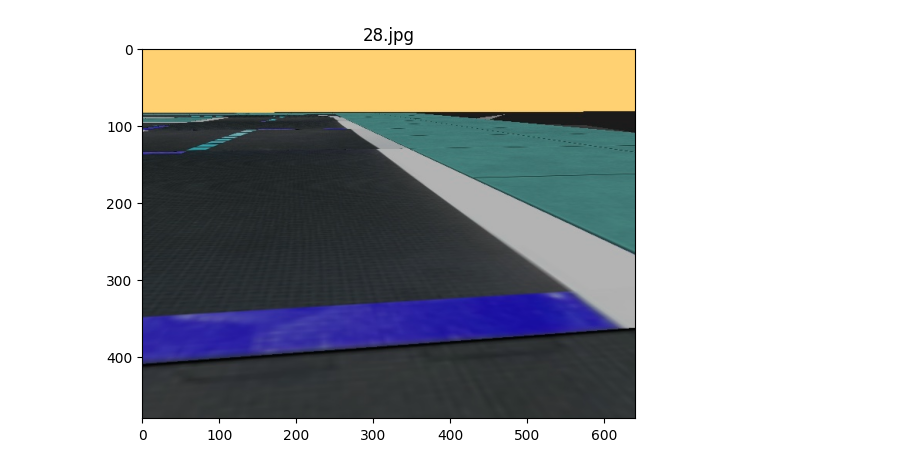
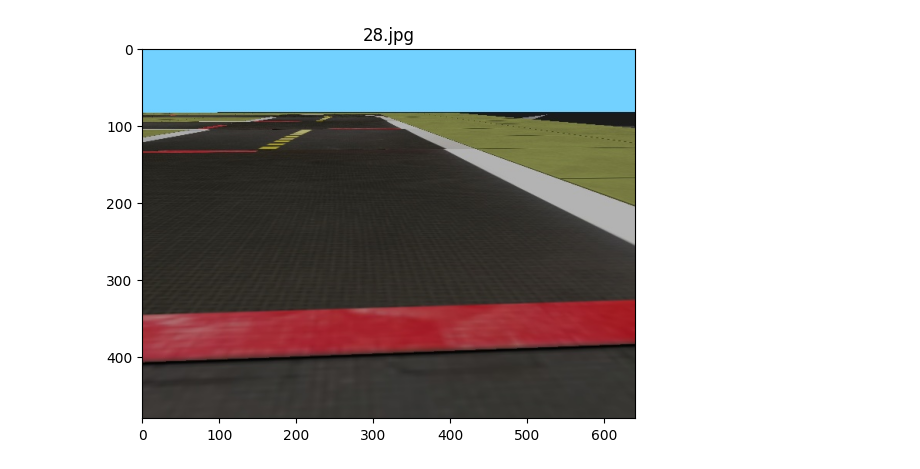
Before and after one commit to adrshsrvstv/CS4278-5478-Project-Materials, a Jupyter notebook: Lane Pose Estimation.ipynb, the cells around one changed output. Drawn from its saved outputs; the diff is of its cells as text; code cells hidden in the pictures.

```diff
--- a/Lane Pose Estimation.ipynb
+++ b/Lane Pose Estimation.ipynb
@@ -325,11 +33,8 @@ def get_speed(steering):
 # %%
 path = "observations_test"
 title = "28.jpg"
-img = cv2.imread(os.path.join(path, title))
+img = cv2.cvtColor(cv2.imread(os.path.join(path, title)), cv2.COLOR_BGR2RGB)
 show(img)
-
-state = State.IN_LANE_USING_RED
-mode = get_mode_from_state(state)
 # %% [output]
-[figure, old version]
+[figure, new version]
 # %%
```
Also changed, not shown: parts of 10 cells of this notebook, 3 other files.
